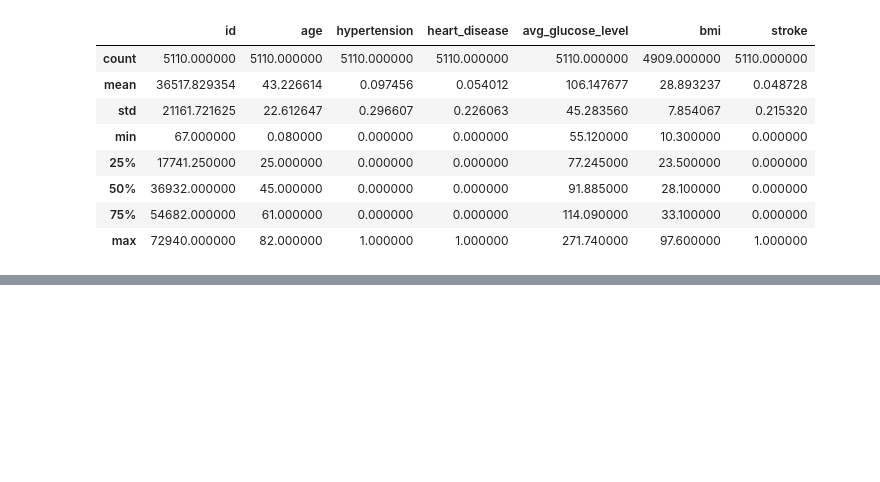
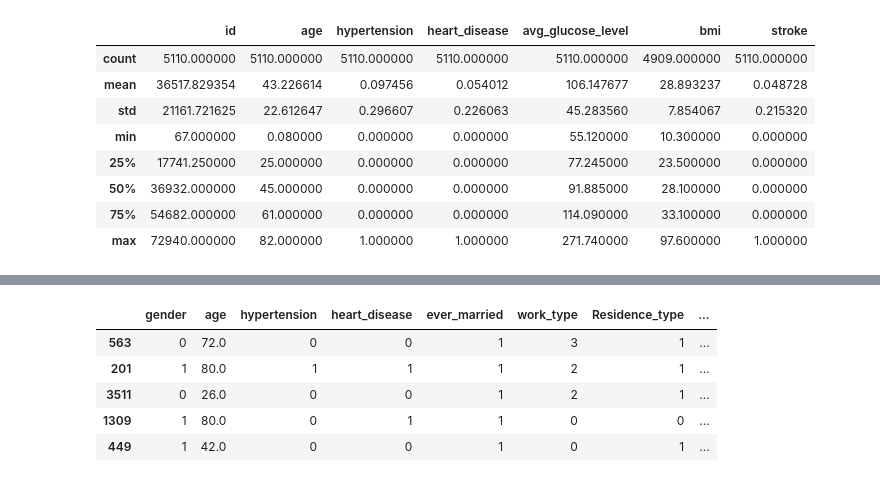
Before and after one commit to sjw19206/DataScience, a Jupyter notebook: kaggle-stroke-prediction/pandas-stroke-prediction.ipynb, the cells around one changed output, grey strips where cells are left out. Saved outputs shown, nothing was run; the diff lists cells and outputs as text; code cells hidden in the pictures; blank space fills up the shorter version.

```diff
--- a/kaggle-stroke-prediction/pandas-stroke-prediction.ipynb
+++ b/kaggle-stroke-prediction/pandas-stroke-prediction.ipynb
@@ -28,0 +160,2 @@ stroke_ds
+# %%
+stroke_ds_new.drop_duplicates(inplace=True)
@@ -28,0 +164,13 @@ stroke_ds
+# %%
+le = LabelEncoder()
+cols = ['gender', 'ever_married', 'work_type', 'Residence_type', 'smoking_status']
+stroke_ds_new[cols] = stroke_ds_new[cols].apply(le.fit_transform)
+# %%
+stroke_ds_new.head(5)
+# %% [output]
+|  | gender | age | hypertension | heart_disease | ever_married | work_type | Residence_type | ... |
+| 563 | 0 | 72.0 | 0 | 0 | 1 | 3 | 1 | ... |
+| 201 | 1 | 80.0 | 1 | 1 | 1 | 2 | 1 | ... |
+| 3511 | 0 | 26.0 | 0 | 0 | 1 | 2 | 1 | ... |
+| 1309 | 1 | 80.0 | 0 | 1 | 1 | 0 | 0 | ... |
+| 449 | 1 | 42.0 | 0 | 0 | 1 | 0 | 1 | ... |
```
Also changed, not shown: parts of 23 cells of this notebook, 2 other files.
